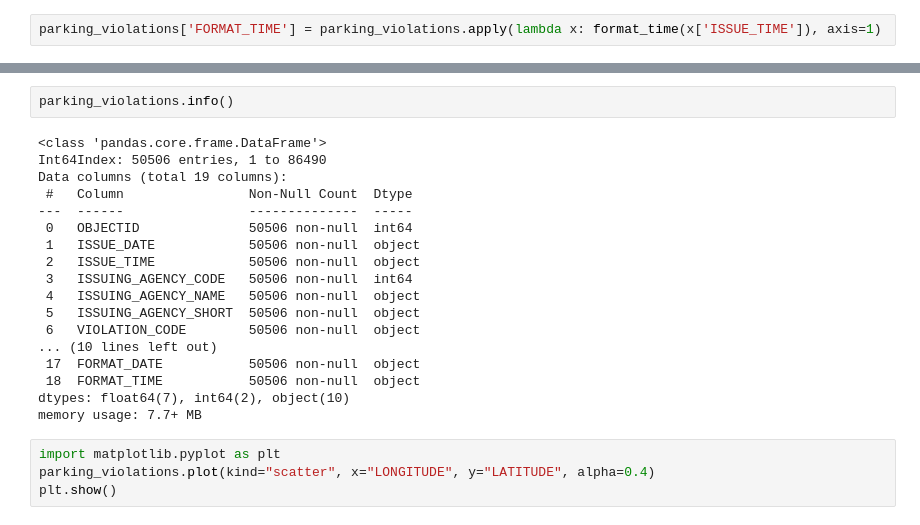
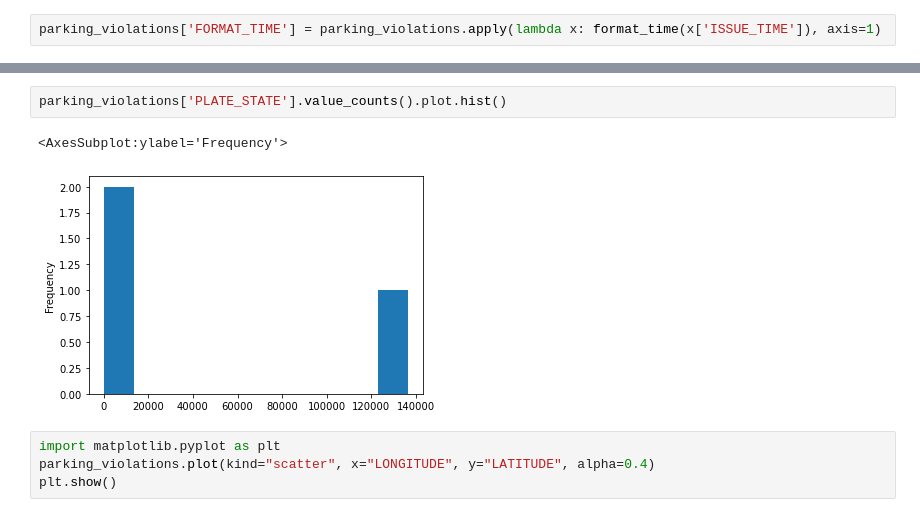
Before and after one commit to burgwyn/DATA601-Final, a Jupyter notebook: notebooks/EDA.ipynb, the cells around one changed output, grey strips where cells are left out. Saved outputs shown, nothing was run; the diff lists cells and outputs as text.

```diff
--- a/notebooks/EDA.ipynb
+++ b/notebooks/EDA.ipynb
@@ -190,23 +191,8 @@ parking_violations.head()
-# %%
-parking_violations.info()
-# %% [output]
-<class 'pandas.core.frame.DataFrame'>
-Int64Index: 50506 entries, 1 to 86490
-Data columns (total 19 columns):
- #   Column                Non-Null Count  Dtype
----  ------                --------------  -----
- 0   OBJECTID              50506 non-null  int64
- 1   ISSUE_DATE            50506 non-null  object
- 2   ISSUE_TIME            50506 non-null  object
- 3   ISSUING_AGENCY_CODE   50506 non-null  int64
- 4   ISSUING_AGENCY_NAME   50506 non-null  object
- 5   ISSUING_AGENCY_SHORT  50506 non-null  object
- 6   VIOLATION_CODE        50506 non-null  object
-... (10 lines left out)
- 17  FORMAT_DATE           50506 non-null  object
- 18  FORMAT_TIME           50506 non-null  object
-dtypes: float64(7), int64(2), object(10)
-memory usage: 7.7+ MB
+# %%
+parking_violations['PLATE_STATE'].value_counts().plot.hist()
+# %% [output]
+<AxesSubplot:ylabel='Frequency'>
+[figure, added]
 # %%
 import matplotlib.pyplot as plt
 parking_violations.plot(kind="scatter", x="LONGITUDE", y="LATITUDE", alpha=0.4)
```
Also changed, not shown: parts of 10 cells of this notebook.
